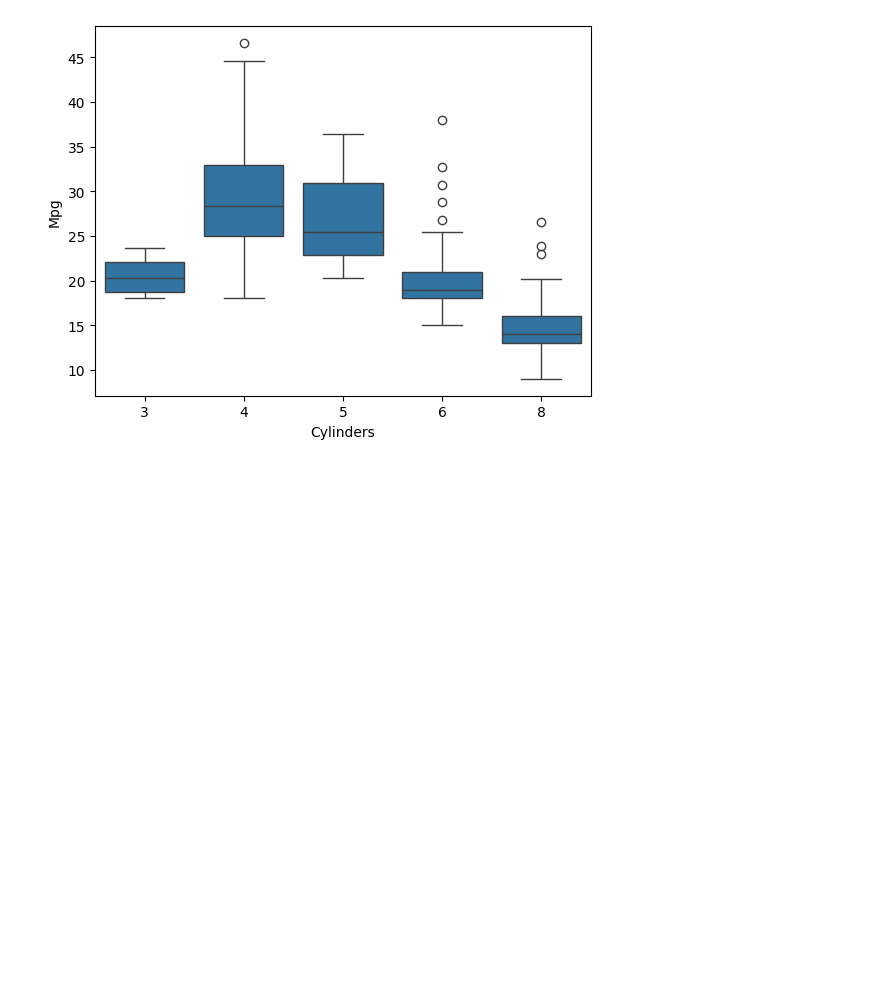
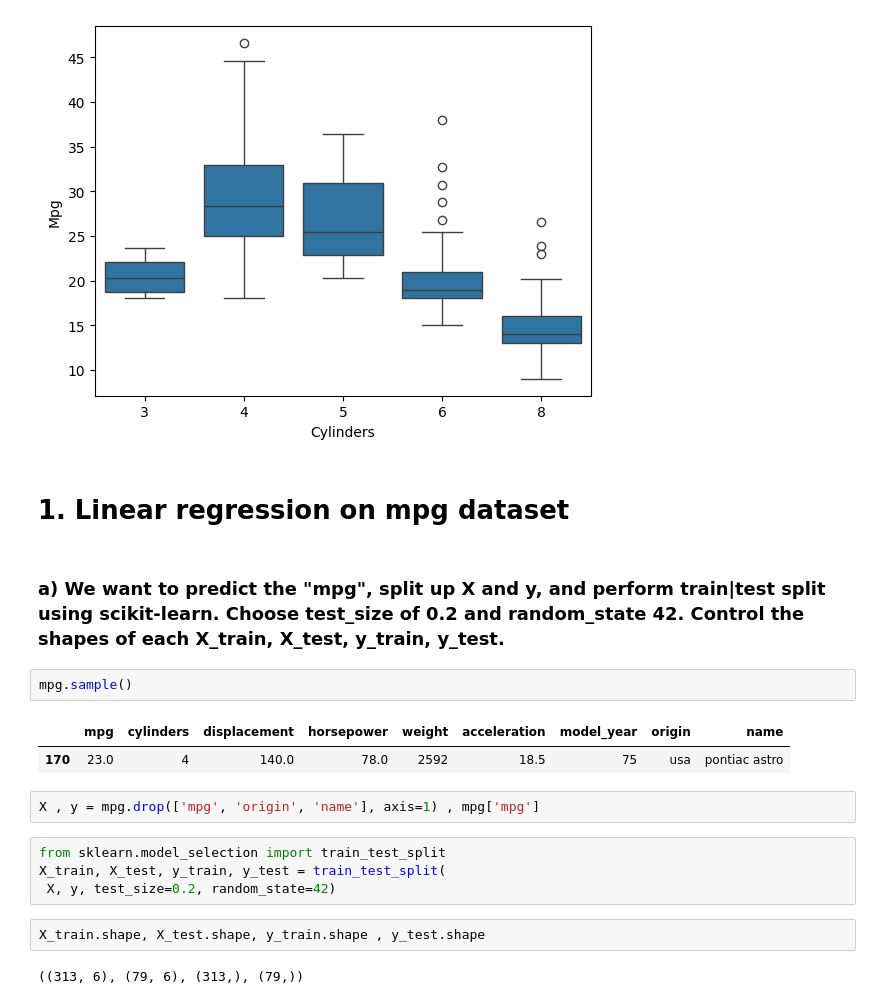
Before and after one commit to Lilit900/machine_learning_lilit_ajoyan_mlops25, a Jupyter notebook: exercises/exercise_1/mpg_linear_regression.ipynb, the cells around one changed output. Saved outputs shown, nothing was run; the diff lists cells and outputs as text; blank space fills up the shorter version.

Commit message:
Split data into X and y and perform train/test split

```diff
--- a/exercises/exercise_1/mpg_linear_regression.ipynb
+++ b/exercises/exercise_1/mpg_linear_regression.ipynb
@@ -104,3 +104,22 @@ plt.ylabel('Mpg')
 plt.show()
 # %% [output]
 [figure]
+# %% [markdown]
+# 1. Linear regression on mpg dataset
+# %% [markdown]
+### a) We want to predict the "mpg", split up X and y, and perform train|test split using scikit-learn. Choose test_size of 0.2 and random_state 42. Control the shapes of each X_train, X_test, y_train, y_test.
+# %%
+mpg.sample()
+# %% [output]
+|  | mpg | cylinders | displacement | horsepower | weight | acceleration | model_year | origin | name |
+| 170 | 23.0 | 4 | 140.0 | 78.0 | 2592 | 18.5 | 75 | usa | pontiac astro |
+# %%
+X , y = mpg.drop(['mpg', 'origin', 'name'], axis=1) , mpg['mpg']
+# %%
+from sklearn.model_selection import train_test_split
+X_train, X_test, y_train, y_test = train_test_split(
+ X, y, test_size=0.2, random_state=42)
+# %%
+X_train.shape, X_test.shape, y_train.shape , y_test.shape
+# %% [output]
+((313, 6), (79, 6), (313,), (79,))
```
